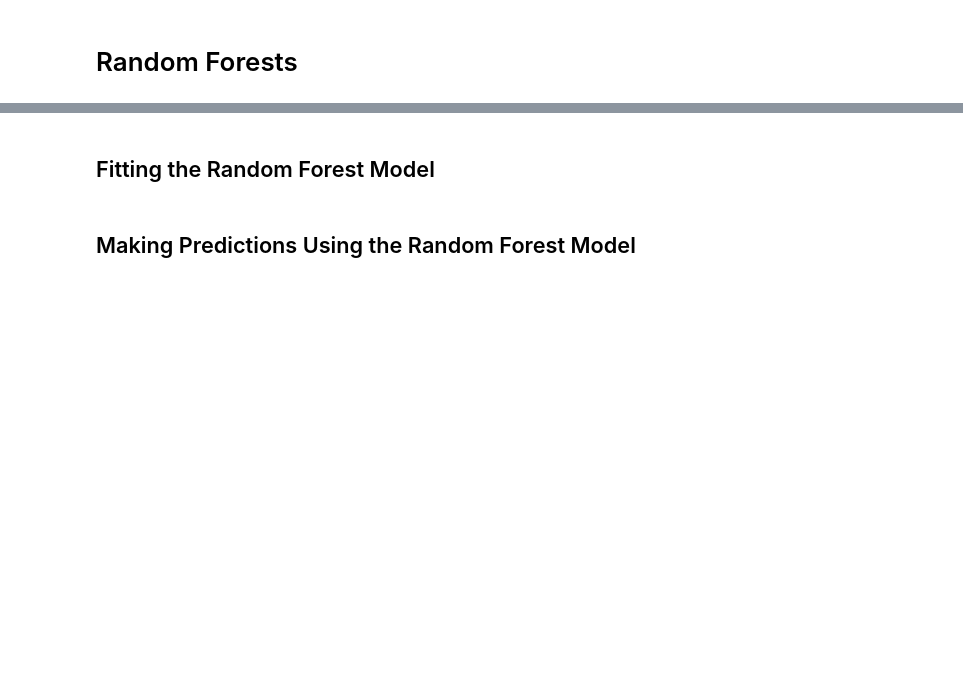
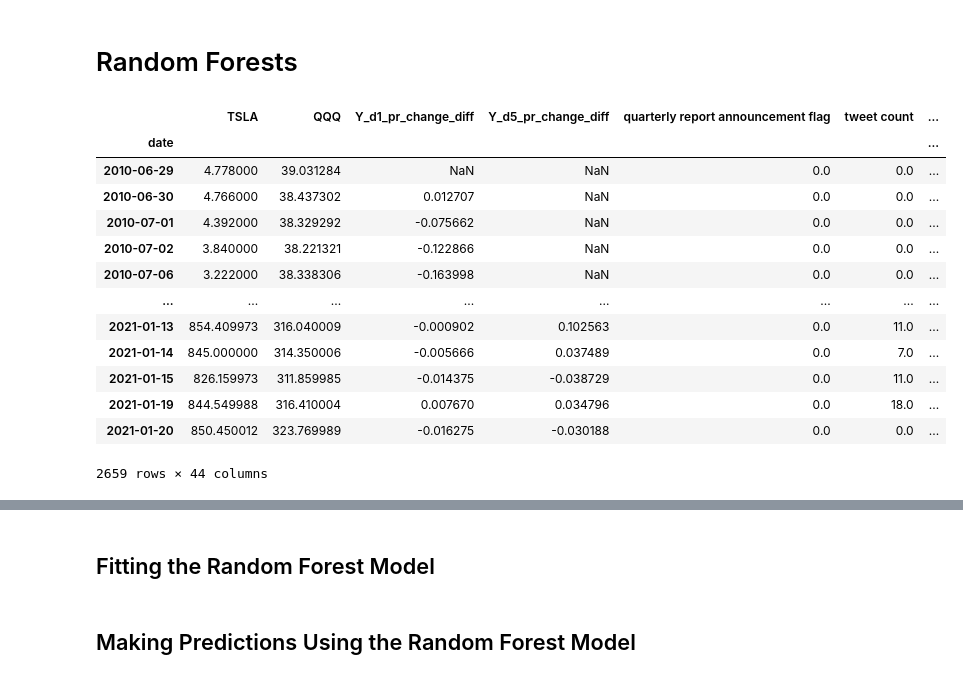
Before and after one commit to tamobee/Tweeting-Tesla, a Jupyter notebook: Code/ML.ipynb, the cells around one changed output, grey strips where cells are left out. Drawn from its saved outputs; the diff is of its cells as text; code cells hidden in the pictures; blank space fills up the shorter version.

```diff
--- a/Code/ML.ipynb
+++ b/Code/ML.ipynb
@@ -15,5 +16,23 @@ from IPython.display import Image
 # %%
 # Import csv file with tweets for elon musk
 file_name='final_data_frame.csv'
 file_path=Path(f"../Resources/{file_name}")
 tweets_df = pd.read_csv(file_path, parse_dates=True, infer_datetime_format=True)
+tweets_df.rename(columns={'Unnamed: 0': 'date' }, inplace=True)
+tweets_df.set_index('date', inplace=True)
+tweets_df
+# %% [output]
+|  | TSLA | QQQ | Y_d1_pr_change_diff | Y_d5_pr_change_diff | quarterly report announcement flag | tweet count | ... |
+| date |  |  |  |  |  |  | ... |
+| 2010-06-29 | 4.778000 | 39.031284 | NaN | NaN | 0.0 | 0.0 | ... |
+| 2010-06-30 | 4.766000 | 38.437302 | 0.012707 | NaN | 0.0 | 0.0 | ... |
+| 2010-07-01 | 4.392000 | 38.329292 | -0.075662 | NaN | 0.0 | 0.0 | ... |
+| 2010-07-02 | 3.840000 | 38.221321 | -0.122866 | NaN | 0.0 | 0.0 | ... |
+| 2010-07-06 | 3.222000 | 38.338306 | -0.163998 | NaN | 0.0 | 0.0 | ... |
+| ... | ... | ... | ... | ... | ... | ... | ... |
+| 2021-01-13 | 854.409973 | 316.040009 | -0.000902 | 0.102563 | 0.0 | 11.0 | ... |
+| 2021-01-14 | 845.000000 | 314.350006 | -0.005666 | 0.037489 | 0.0 | 7.0 | ... |
+| 2021-01-15 | 826.159973 | 311.859985 | -0.014375 | -0.038729 | 0.0 | 11.0 | ... |
+| 2021-01-19 | 844.549988 | 316.410004 | 0.007670 | 0.034796 | 0.0 | 18.0 | ... |
+| 2021-01-20 | 850.450012 | 323.769989 | -0.016275 | -0.030188 | 0.0 | 0.0 | ... |
+2659 rows × 44 columns
```
Also changed, not shown: parts of 12 cells of this notebook.
